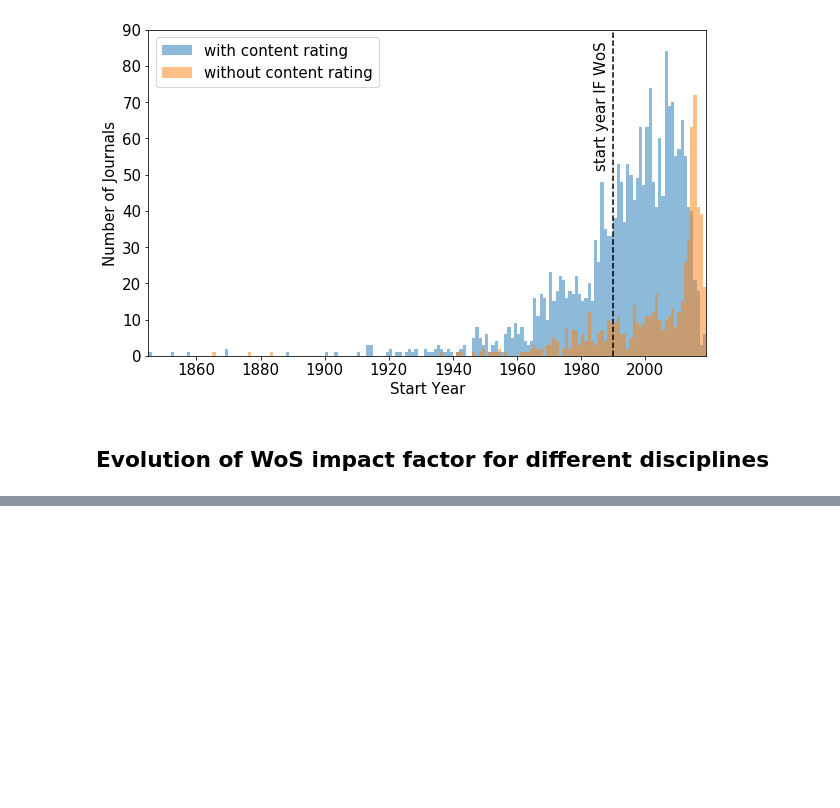
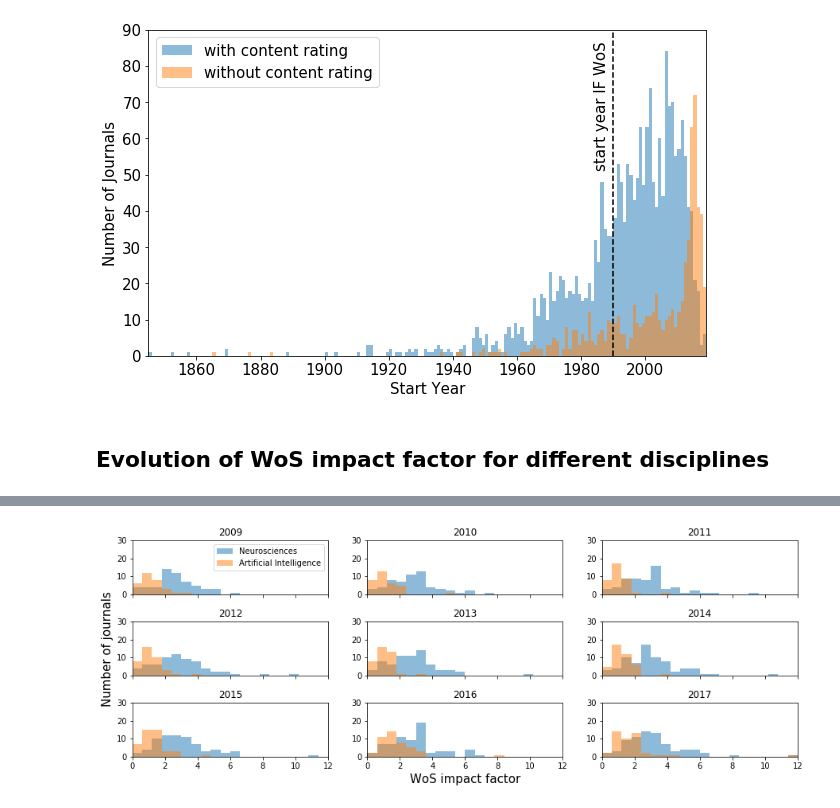
Before and after one commit to sbustamante/scigraph_project, a Jupyter notebook: Exploration.ipynb, the cells around one changed output, grey strips where cells are left out. Drawn from its saved outputs; the diff is of its cells as text; code cells hidden in the pictures; blank space fills up the shorter version.

```diff
--- a/Exploration.ipynb
+++ b/Exploration.ipynb
@@ -289,2 +255,0 @@ where $\textrm{IF}^{0}_{\textrm{WoS}}$, $\textrm{year}^0$ denote the first impac
-# %%
-disciplines['growth'] = np.sum((np.array(disciplines[medians_disc])[:,1:]-np.array(disciplines[medians_disc])[:,:-1])*(np.array(disciplines[medians_disc])[:,:-1]>0),axis=1)/(np.sum(np.array(disciplines[medians_disc])>0,axis=1)+1e-5)
@@ -517,0 +260,85 @@ np.vectorize?
+# %%
+categoryname1 = 'Neurosciences'
+categoryname2 = 'Artificial Intelligence'
+max_journ = 30
+max_if = 12
+bins = 20
+
+plt.figure( figsize=(15,5) )
+plt.subplots_adjust( hspace=0.5 )
+for i_y, year in enumerate(np.arange(2009,2018)):
+    plt.subplot( 3,3,i_y+1 )
+
+    #category 1
+    distro = IF_WoS_props( categoryname1, year=year, complete_dist=True)
+    plt.hist( distro, range=(0,max_if), bins=bins, label=categoryname1, alpha=0.5 )
+
+    #category 2
+    distro = IF_WoS_props( categoryname2, year=year, complete_dist=True)
+    plt.hist( distro, range=(0,max_if), bins=bins, label=categoryname2, alpha=0.5)
+
+    plt.title(year)
+    plt.xlim(0,max_if)
+    plt.ylim(0,max_journ)
+
+    if i_y==0:
+        plt.legend( loc='upper right' )
+    if i_y<6:
+        plt.xticks( np.arange(0,max_if+2,2), '' )
+    if i_y==3:
+        plt.ylabel( "Number of journals", fontsize=15 )
+    if i_y==7:
+        plt.xlabel( "WoS impact factor", fontsize=15 )
+
+
+
+fig = plt.figure( figsize=(15,7) )
+plt.subplots_adjust( hspace=0 )
+plt.subplot( 2,1,1 )
+
+#category 1
+median = np.array(disciplines[medians_disc])[index_disc[categoryname1]]
+p80 = np.array(disciplines[p80_disc])[index_disc[categoryname1]]
+plt.plot( years_disc, median, lw=2, color='#1f77b4', ls='-' )
+plt.plot( years_disc, p80, lw=2, color='#1f77b4', ls='--' )
+#category 2
+median = np.array(disciplines[medians_disc])[index_disc[categoryname2]]
+p80 = np.array(disciplines[p80_disc])[index_disc[categoryname2]]
+plt.plot( years_disc, median, lw=2, color='#ff7f0e', ls='-' )
+plt.plot( years_disc, p80, lw=2, color='#ff7f0e', ls='--' )
+
+plt.plot( [0,], [0,], lw=2, label='Median', color='black', ls='-' )
+plt.plot( [0,], [0,], lw=2, label='P80%', color='black', ls='--' )
+plt.xticks( np.arange(1990,2016,5), '' )
+plt.xlim( (1988, 2019) )
+plt.ylabel( "WoS impact factor", fontsize=15 )
+plt.yticks( fontsize=15 )
+plt.legend( loc='upper left', fontsize=15 )
+
+
+
+plt.subplot( 2,1,2 )
+#category 1
+njournals = np.array(disciplines[journals_disc])[index_disc[categoryname1]]
+nrjournals = np.array(disciplines[ranked_journals_disc])[index_disc[categoryname1]]
+plt.plot( years_disc, njournals, lw=2, color='#1f77b4', ls='-' )
+plt.plot( years_disc, nrjournals, lw=2, color='#1f77b4', ls='--' )
+#category 2
+njournals = np.array(disciplines[journals_disc])[index_disc[categoryname2]]
+nrjournals = np.array(disciplines[ranked_journals_disc])[index_disc[categoryname2]]
+plt.plot( years_disc, njournals, lw=2, color='#ff7f0e', ls='-' )
+plt.plot( years_disc, nrjournals, lw=2, color='#ff7f0e', ls='--' )
+
+plt.plot( [0,], [0,], lw=2, label='Total', color='black', ls='-' )
+plt.plot( [0,], [0,], lw=2, label='Ranked', color='black', ls='--' )
+plt.xlabel( "Year", fontsize=15 )
+plt.xlim( (1988, 2019) )
+plt.xticks( fontsize=15 )
+plt.ylabel( "Number of journals", fontsize=15 )
+plt.yticks( fontsize=15 )
+fig.align_ylabels()
+plt.legend( loc='upper left', fontsize=15 )
+
+plt.show()
+# %% [output]
+[figure, added]
```
Also changed, not shown: parts of 86 cells of this notebook.
